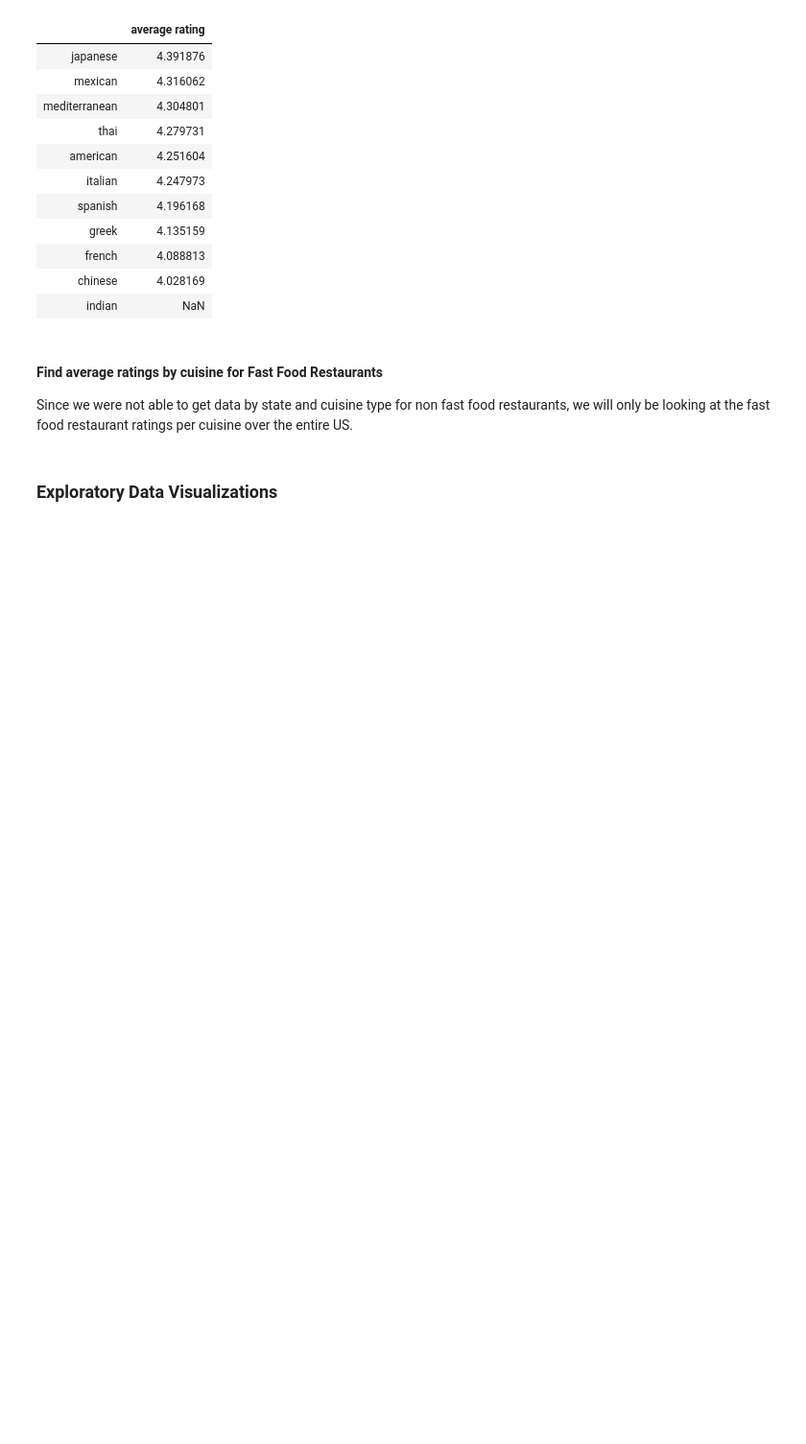
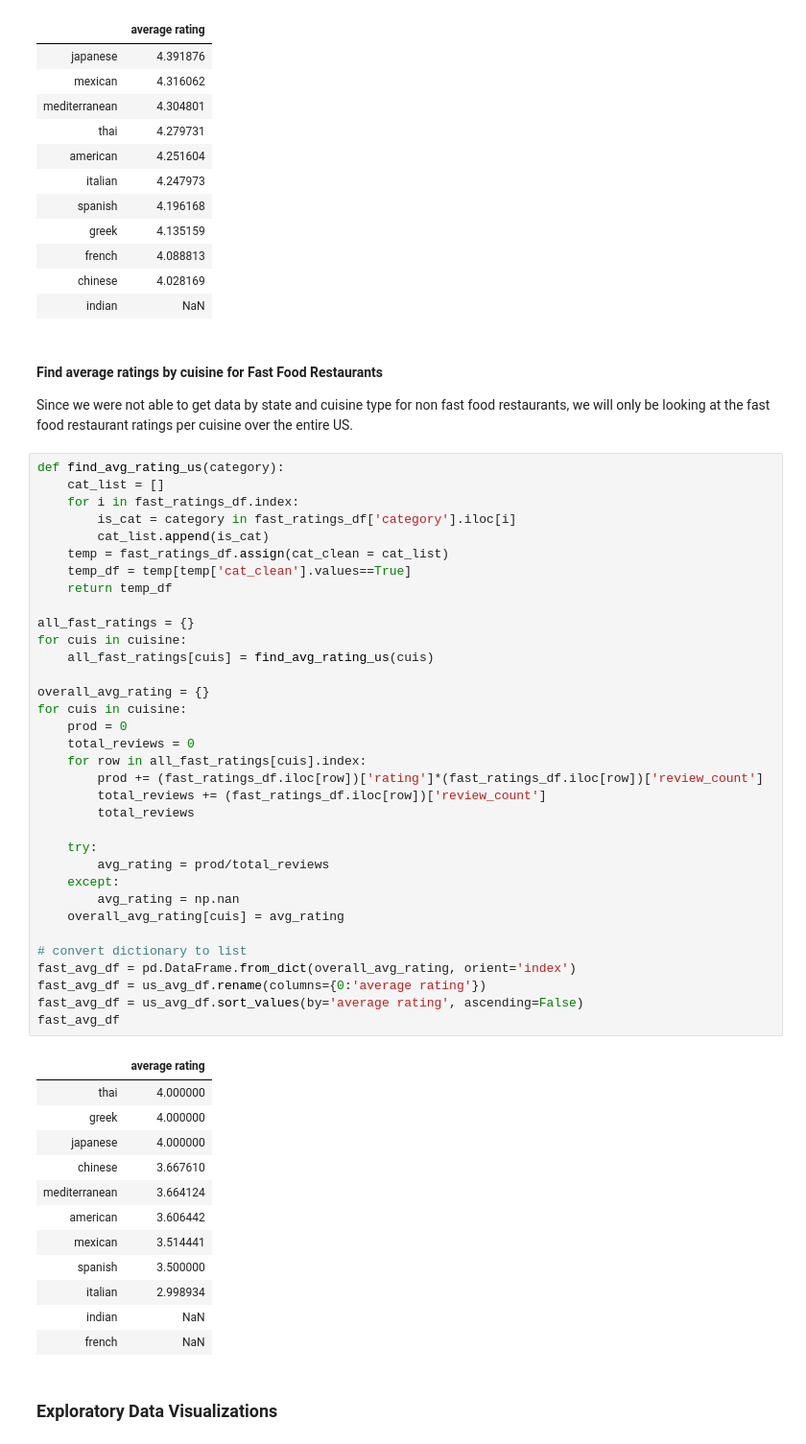
Before and after one commit to shihwenma/yelp_data_analysis, a Jupyter notebook: FinalProject_group071.ipynb, the cells around one changed output. Shown: that part at 96% size. Cells and saved outputs as stored; diff of their text form; blank space fills up the shorter version.

Commit message:
added avg cuisine ratings for fast food

```diff
--- a/FinalProject_group071.ipynb
+++ b/FinalProject_group071.ipynb
@@ -397,6 +397,53 @@ us_avg_df
 #### Find average ratings by cuisine for Fast Food Restaurants
 
 Since we were not able to get data by state and cuisine type for non fast food restaurants, we will only be looking at the fast food restaurant ratings per cuisine over the entire US.
+# %%
+def find_avg_rating_us(category):
+    cat_list = []
+    for i in fast_ratings_df.index:
+        is_cat = category in fast_ratings_df['category'].iloc[i]
+        cat_list.append(is_cat)
+    temp = fast_ratings_df.assign(cat_clean = cat_list)
+    temp_df = temp[temp['cat_clean'].values==True]
+    return temp_df
+
+all_fast_ratings = {}
+for cuis in cuisine:
+    all_fast_ratings[cuis] = find_avg_rating_us(cuis)
+
+overall_avg_rating = {}
+for cuis in cuisine:
+    prod = 0
+    total_reviews = 0
+    for row in all_fast_ratings[cuis].index:
+        prod += (fast_ratings_df.iloc[row])['rating']*(fast_ratings_df.iloc[row])['review_count']
+        total_reviews += (fast_ratings_df.iloc[row])['review_count']
+        total_reviews
+
+    try:
+        avg_rating = prod/total_reviews
+    except:
+        avg_rating = np.nan
+    overall_avg_rating[cuis] = avg_rating
+
+# convert dictionary to list
+fast_avg_df = pd.DataFrame.from_dict(overall_avg_rating, orient='index')
+fast_avg_df = us_avg_df.rename(columns={0:'average rating'})
+fast_avg_df = us_avg_df.sort_values(by='average rating', ascending=False)
+fast_avg_df
+# %% [output]
+|  | average rating |
+| thai | 4.000000 |
+| greek | 4.000000 |
+| japanese | 4.000000 |
+| chinese | 3.667610 |
+| mediterranean | 3.664124 |
+| american | 3.606442 |
+| mexican | 3.514441 |
+| spanish | 3.500000 |
+| italian | 2.998934 |
+| indian | NaN |
+| french | NaN |
 # %% [markdown]
 ### Exploratory Data Visualizations
 # %% [markdown]
```
Also changed, not shown: parts of 6 cells of this notebook.
